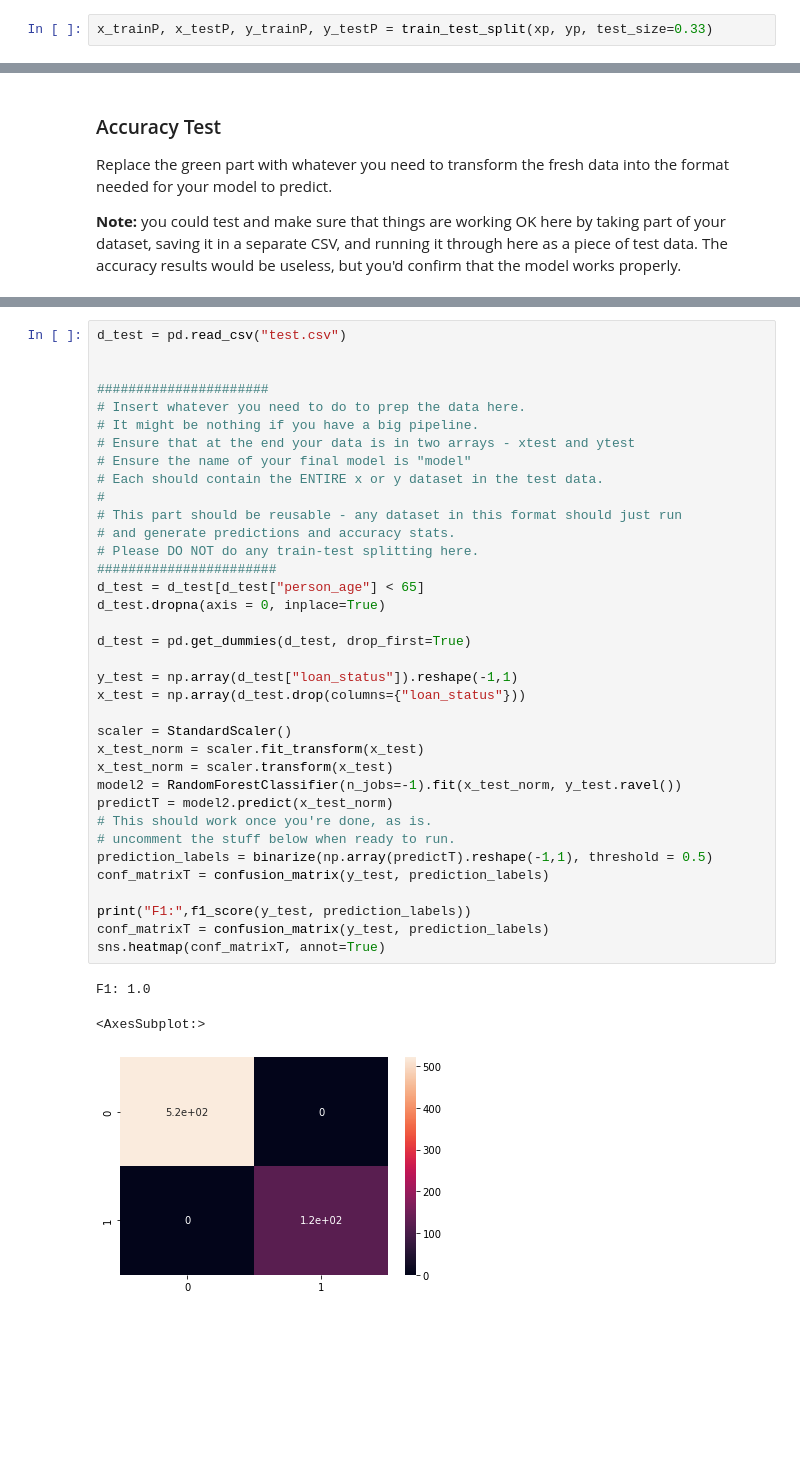
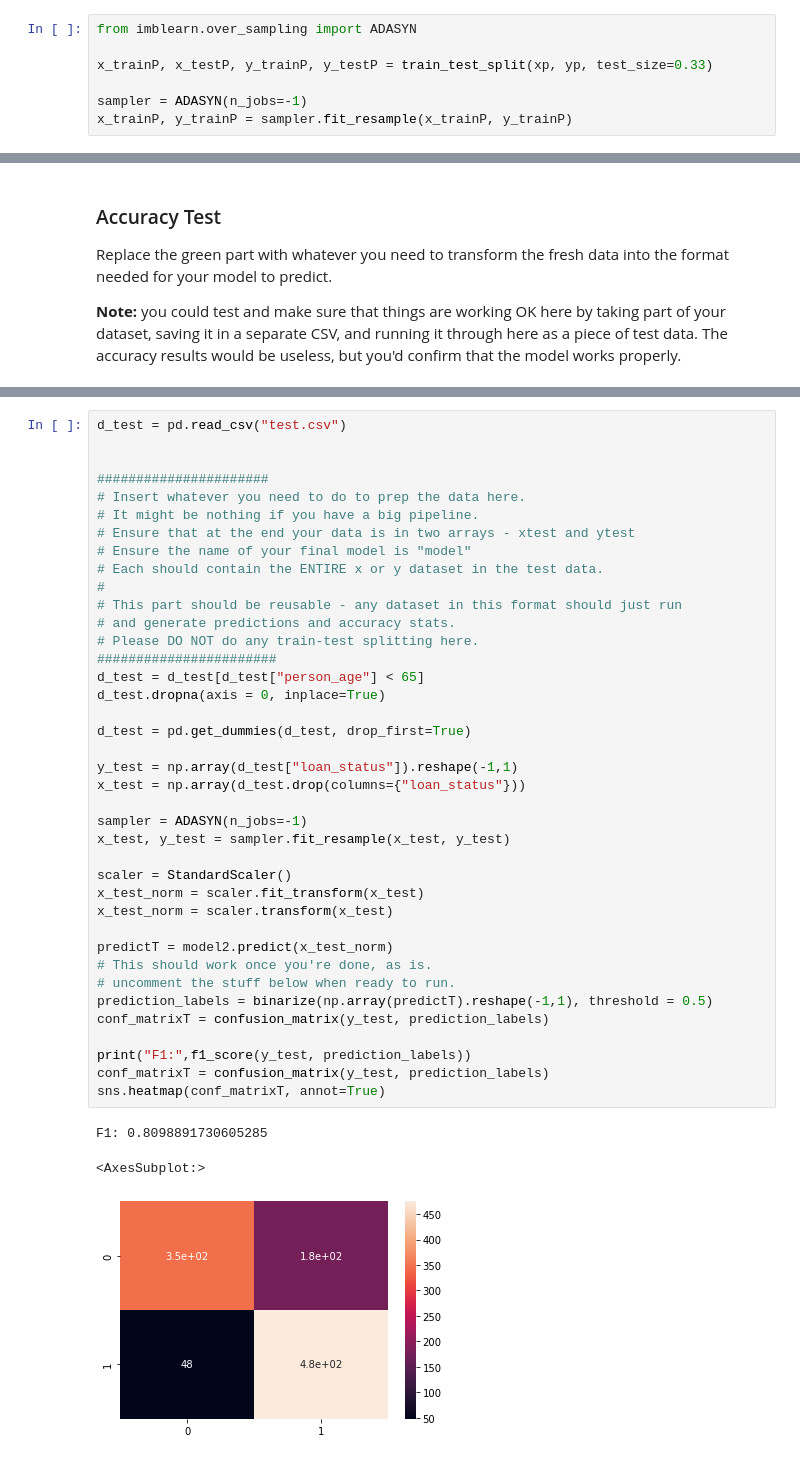
Before and after one commit to sijiahao-hub/BSIP_Assignment_4_Students, a Jupyter notebook: asn4_start.ipynb, the cells around one changed output, grey strips where cells are left out. Saved outputs shown, nothing was run; the diff lists cells and outputs as text; blank space fills up the shorter version.

```diff
--- a/asn4_start.ipynb
+++ b/asn4_start.ipynb
@@ -117,7 +117,12 @@ xp.shape, yp.shape
 # %% [output]
 ((22889, 23), (22889, 1))
 # %%
+from imblearn.over_sampling import ADASYN
+
 x_trainP, x_testP, y_trainP, y_testP = train_test_split(xp, yp, test_size=0.33)
+
+sampler = ADASYN(n_jobs=-1)
+x_trainP, y_trainP = sampler.fit_resample(x_trainP, y_trainP)
 # %%
 from sklearn.preprocessing import MinMaxScaler
 from sklearn.preprocessing import binarize
@@ -198,33 +206,36 @@ d_test = pd.read_csv("test.csv")
 # Ensure that at the end your data is in two arrays - xtest and ytest
 # Ensure the name of your final model is "model"
 # Each should contain the ENTIRE x or y dataset in the test data.
 #
 # This part should be reusable - any dataset in this format should just run
 # and generate predictions and accuracy stats.
 # Please DO NOT do any train-test splitting here.
 #######################
 d_test = d_test[d_test["person_age"] < 65]
 d_test.dropna(axis = 0, inplace=True)
 
 d_test = pd.get_dummies(d_test, drop_first=True)
 
 y_test = np.array(d_test["loan_status"]).reshape(-1,1)
 x_test = np.array(d_test.drop(columns={"loan_status"}))
 
+sampler = ADASYN(n_jobs=-1)
+x_test, y_test = sampler.fit_resample(x_test, y_test)
+
 scaler = StandardScaler()
 x_test_norm = scaler.fit_transform(x_test)
 x_test_norm = scaler.transform(x_test)
-model2 = RandomForestClassifier(n_jobs=-1).fit(x_test_norm, y_test.ravel())
+
 predictT = model2.predict(x_test_norm)
 # This should work once you're done, as is.
 # uncomment the stuff below when ready to run.
 prediction_labels = binarize(np.array(predictT).reshape(-1,1), threshold = 0.5)
 conf_matrixT = confusion_matrix(y_test, prediction_labels)
 
 print("F1:",f1_score(y_test, prediction_labels))
 conf_matrixT = confusion_matrix(y_test, prediction_labels)
 sns.heatmap(conf_matrixT, annot=True)
 # %% [output]
-F1: 1.0
+F1: 0.8098891730605285
 <AxesSubplot:>
-[figure, old version]
+[figure, new version]
```
Also changed, not shown: parts of 2 cells of this notebook.
